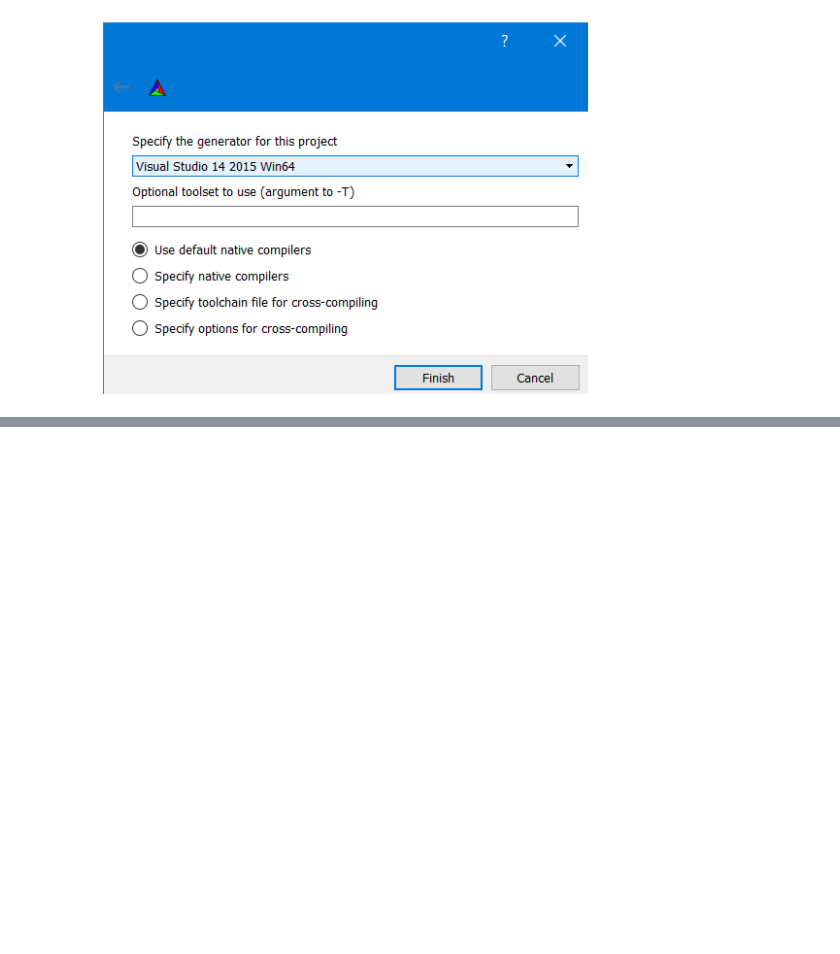
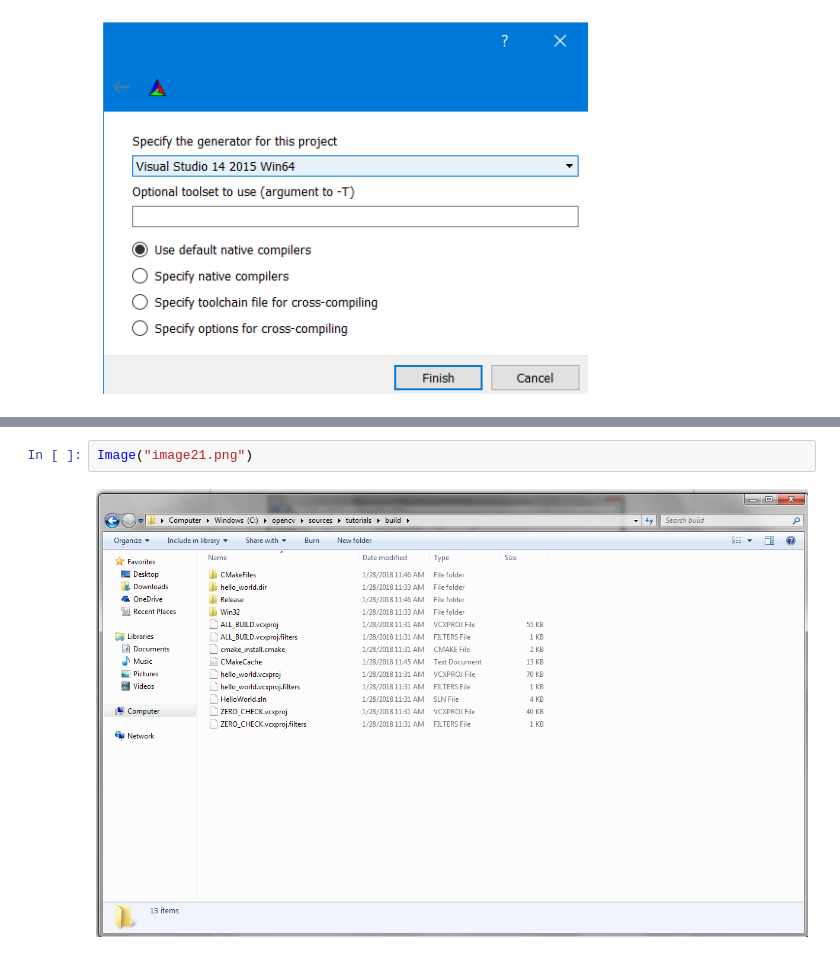
Before and after one commit to cesco345/OpenCV-on-Windows-from-Command-Line, a Jupyter notebook: tutorial1_windows.ipynb, the cells around one changed output, grey strips where cells are left out. Drawn from its saved outputs; the diff is of its cells as text; blank space fills up the shorter version.

```diff
--- a/tutorial1_windows.ipynb
+++ b/tutorial1_windows.ipynb
@@ -110,0 +149,4 @@ Image("image17.png")
+# %%
+Image("image21.png")
+# %% [output]
+[figure, added]
```
Also changed, not shown: parts of 10 cells of this notebook.
